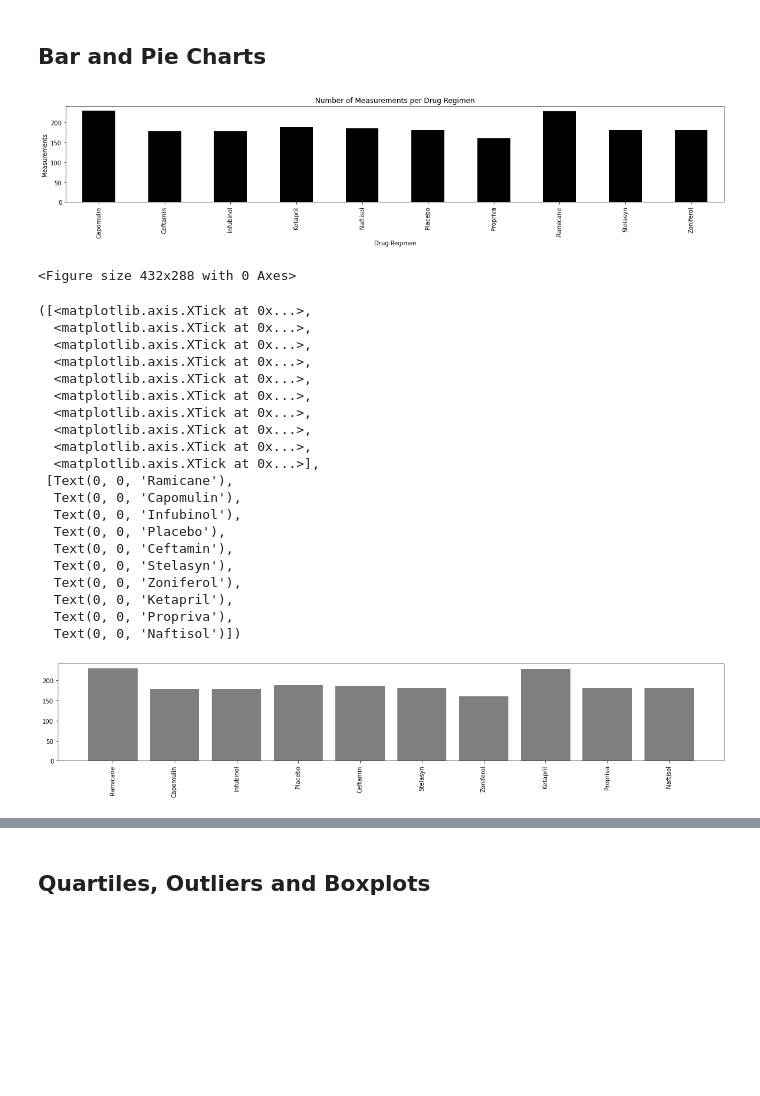
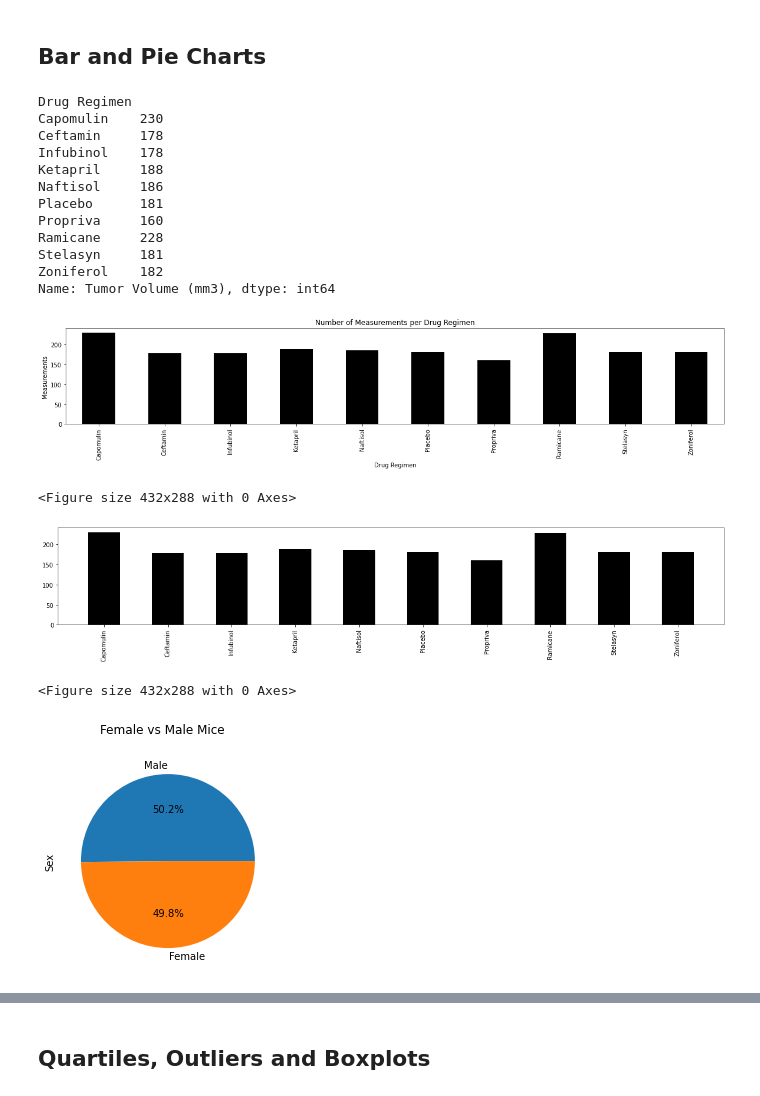
Before and after one commit to Corters22/Pymaceuticals_Review, a Jupyter notebook: pymaceuticals_starter.ipynb, the cells around one changed output, grey strips where cells are left out. Drawn from its saved outputs; the diff is of its cells as text; code cells hidden in the pictures; blank space fills up the shorter version.

Commit message:
finsihed pie charts, cleaned bar

```diff
--- a/pymaceuticals_starter.ipynb
+++ b/pymaceuticals_starter.ipynb
@@ -101,7 +108,7 @@ sum_df
 # %%
 # Generate a bar plot showing the total number of measurements taken on each drug regimen using pandas.
 regimen_count = grouped_by_drug_df['Tumor Volume (mm3)'].count()
-
+print(regimen_count)
 regimen_count_chart= regimen_count.plot(kind="bar", color='black', figsize=(20,3))
 regimen_count_chart.set_title("Number of Measurements per Drug Regimen")
 regimen_count_chart.set_ylabel("Measurements")
@@ -109,37 +116,39 @@ regimen_count_chart.set_xlabel("Drug Regimen")
 plt.show()
 plt.tight_layout()
 # %% [output]
+Drug Regimen
+Capomulin    230
+Ceftamin     178
+Infubinol    178
+Ketapril     188
+Naftisol     186
+Placebo      181
+Propriva     160
+Ramicane     228
+Stelasyn     181
+Zoniferol    182
+Name: Tumor Volume (mm3), dtype: int64
 [figure]
-<Figure size 432x288 with 0 Axes>
+<Figure size 432x288 with 0 Axes>
 # %%
 # Generate a bar plot showing the total number of measurements taken on each drug regimen using pyplot.
-regimen_count_df = pd.DataFrame({"Drug Regimen": cleaned_full_data_df['Drug Regimen'].unique(),
-                                 "Number of measurements": regimen_count})
-x_axis = np.arange(len(regimen_count_df))
+#regimen_count_df = pd.DataFrame({"Drug Regimen": cleaned_full_data_df['Drug Regimen'].unique(),
+                                 #"Number of measurements": regimen_count})
+#print(regimen_count_df)
+x_axis = np.arange(len(grouped_by_drug_df))
 tick_locations = [value for value in x_axis]
 plt.figure(figsize=(20,3))
-plt.bar(x_axis, regimen_count_df['Number of measurements'], color="black", alpha=0.5, align='center')
-plt.xticks(tick_locations, regimen_count_df["Drug Regimen"], rotation="vertical")
+plt.bar(x_axis, regimen_count, color="black", alpha=1, align='center', width=.5)
+plt.xticks(tick_locations, regimen_count.index.values, rotation="vertical")
+plt.show()
+plt.tight_layout()
 # %% [output]
+[figure, new version]
-([<matplotlib.axis.XTick at 0x...>,
-  <matplotlib.axis.XTick at 0x...>,
-  <matplotlib.axis.XTick at 0x...>,
-  <matplotlib.axis.XTick at 0x...>,
-  <matplotlib.axis.XTick at 0x...>,
-  <matplotlib.axis.XTick at 0x...>,
-  <matplotlib.axis.XTick at 0x...>,
-  <matplotlib.axis.XTick at 0x...>,
-  <matplotlib.axis.XTick at 0x...>,
-  <matplotlib.axis.XTick at 0x...>],
- [Text(0, 0, 'Ramicane'),
-  Text(0, 0, 'Capomulin'),
-  Text(0, 0, 'Infubinol'),
-  Text(0, 0, 'Placebo'),
-  Text(0, 0, 'Ceftamin'),
-  Text(0, 0, 'Stelasyn'),
-  Text(0, 0, 'Zoniferol'),
-  Text(0, 0, 'Ketapril'),
-  Text(0, 0, 'Propriva'),
-  Text(0, 0, 'Naftisol')])
+<Figure size 432x288 with 0 Axes>
-[figure, old version]
+# %%
+# Generate a pie plot showing the distribution of female versus male mice using pandas
+num_of_mice=mouse_metadata_df['Sex'].value_counts()
+num_of_mice_chart = num_of_mice.plot(kind='pie', subplots=True, autopct="%.1f%%", title='Female vs Male Mice')
+# %% [output]
+[figure, added]
 # %%
```
Also changed, not shown: parts of 3 cells of this notebook.
